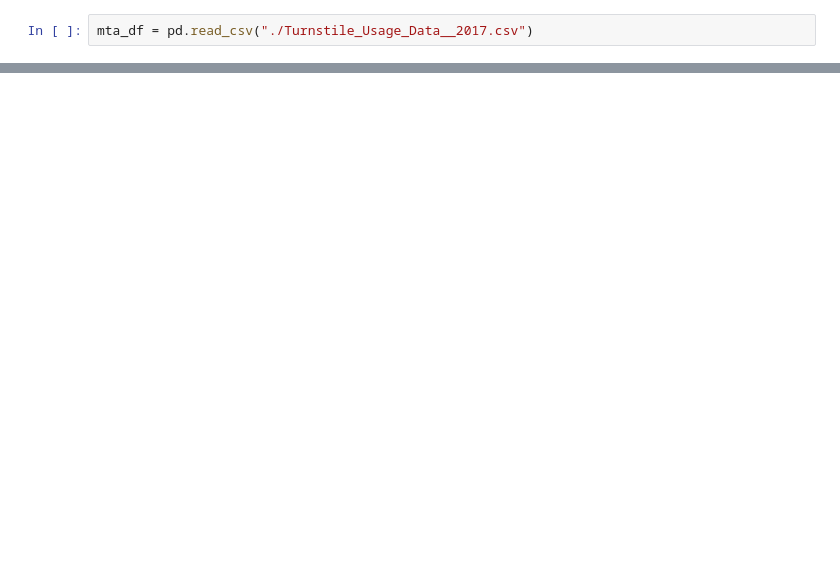
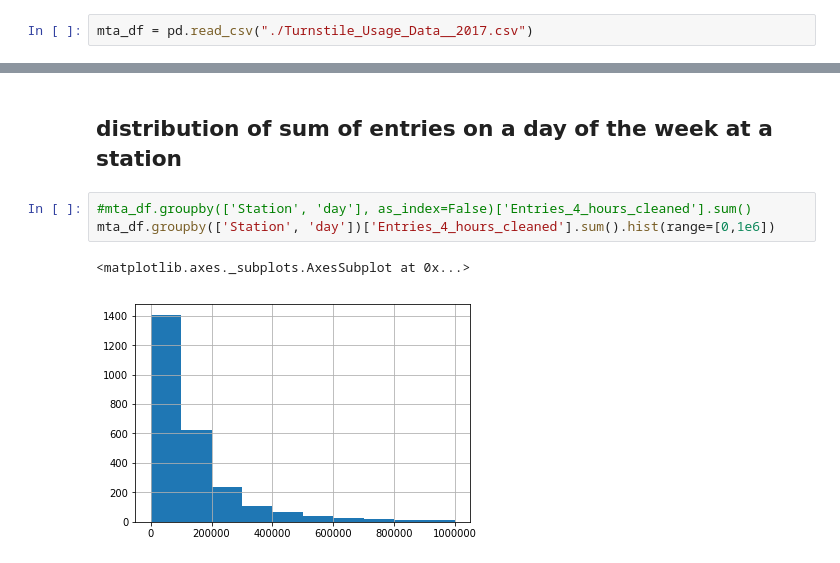
Before and after one commit to YCCZhao/wk1, a Jupyter notebook: Project1_MTA.ipynb, the cells around one changed output, grey strips where cells are left out. Saved outputs shown, nothing was run; the diff lists cells and outputs as text; blank space fills up the shorter version.

```diff
--- a/Project1_MTA.ipynb
+++ b/Project1_MTA.ipynb
@@ -41,0 +114,8 @@ Name: Entries_4_hours_cleaned, dtype: float64
+# %% [markdown]
+## distribution of sum of entries on a day of the week at a station
+# %%
+#mta_df.groupby(['Station', 'day'], as_index=False)['Entries_4_hours_cleaned'].sum()
+mta_df.groupby(['Station', 'day'])['Entries_4_hours_cleaned'].sum().hist(range=[0,1e6])
+# %% [output]
+<matplotlib.axes._subplots.AxesSubplot at 0x...>
+[figure, added]
```
Also changed, not shown: parts of 30 cells of this notebook.
